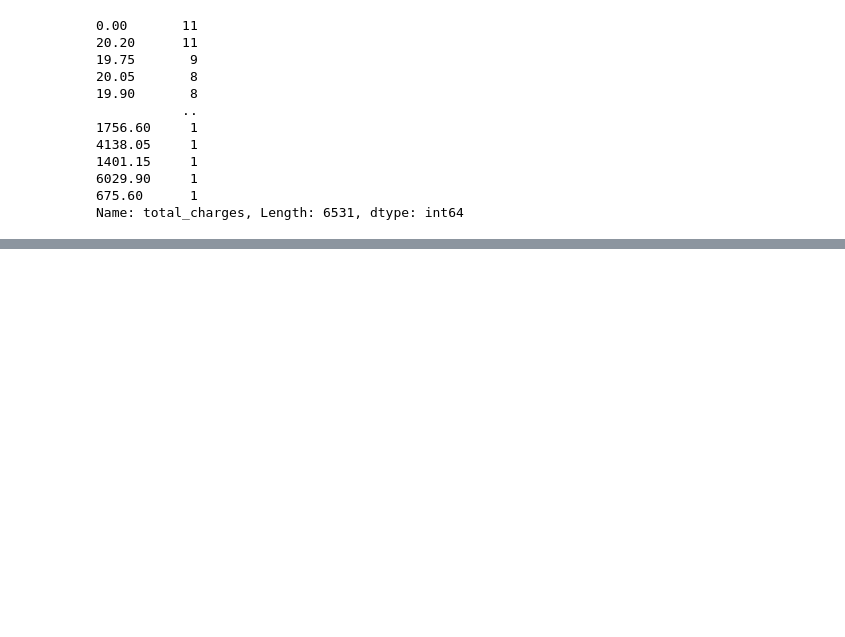
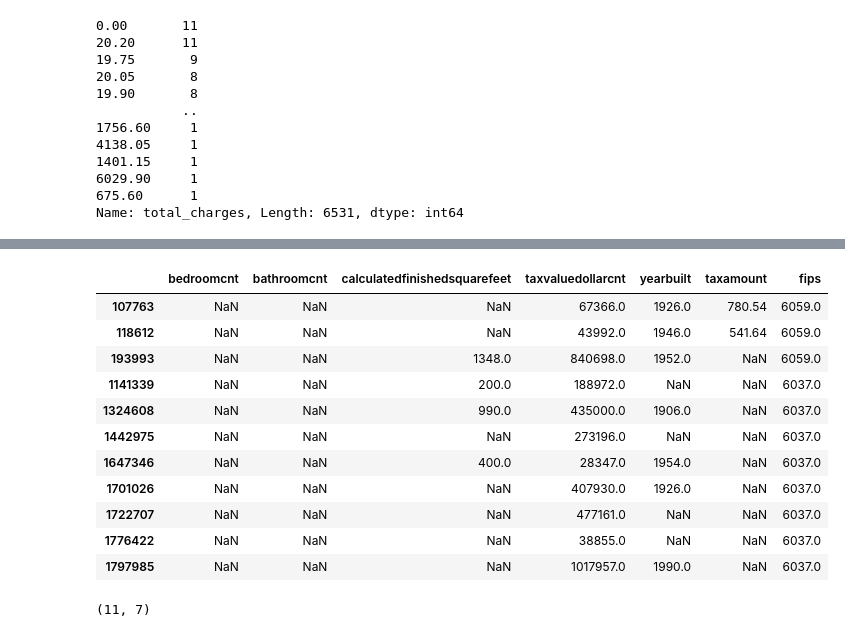
Before and after one commit to HeatherOrtegaMcMillan/regression-exercises, a Jupyter notebook: wrangle_exercises.ipynb, the cells around one changed output, grey strips where cells are left out. Cells and saved outputs as stored; diff of their text form; code cells hidden in the pictures; blank space fills up the shorter version.

Commit message:
update with start of zillow exercise

```diff
--- a/wrangle_exercises.ipynb
+++ b/wrangle_exercises.ipynb
@@ -185,0 +224,2 @@ Name: total_charges, Length: 6531, dtype: int64
+# %%
+df = w.get_zillow_data()
@@ -185,0 +413,20 @@ Name: total_charges, Length: 6531, dtype: int64
+# %%
+bedroom_count_nans = df[df.bedroomcnt.isnull() == True]
+bedroom_count_nans
+# %% [output]
+|  | bedroomcnt | bathroomcnt | calculatedfinishedsquarefeet | taxvaluedollarcnt | yearbuilt | taxamount | fips |
+| 107763 | NaN | NaN | NaN | 67366.0 | 1926.0 | 780.54 | 6059.0 |
+| 118612 | NaN | NaN | NaN | 43992.0 | 1946.0 | 541.64 | 6059.0 |
+| 193993 | NaN | NaN | 1348.0 | 840698.0 | 1952.0 | NaN | 6059.0 |
+| 1141339 | NaN | NaN | 200.0 | 188972.0 | NaN | NaN | 6037.0 |
+| 1324608 | NaN | NaN | 990.0 | 435000.0 | 1906.0 | NaN | 6037.0 |
+| 1442975 | NaN | NaN | NaN | 273196.0 | NaN | NaN | 6037.0 |
+| 1647346 | NaN | NaN | 400.0 | 28347.0 | 1954.0 | NaN | 6037.0 |
+| 1701026 | NaN | NaN | NaN | 407930.0 | 1926.0 | NaN | 6037.0 |
+| 1722707 | NaN | NaN | NaN | 477161.0 | NaN | NaN | 6037.0 |
+| 1776422 | NaN | NaN | NaN | 38855.0 | NaN | NaN | 6037.0 |
+| 1797985 | NaN | NaN | NaN | 1017957.0 | 1990.0 | NaN | 6037.0 |
+# %%
+bedroom_count_nans.shape
+# %% [output]
+(11, 7)
```
Also changed, not shown: parts of 21 cells of this notebook.
